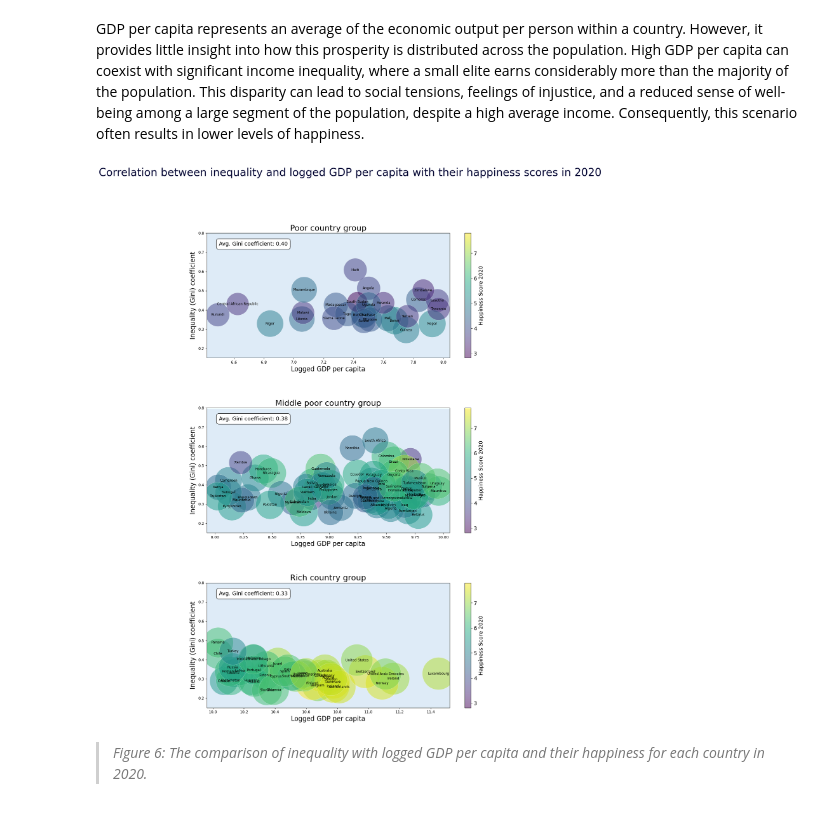
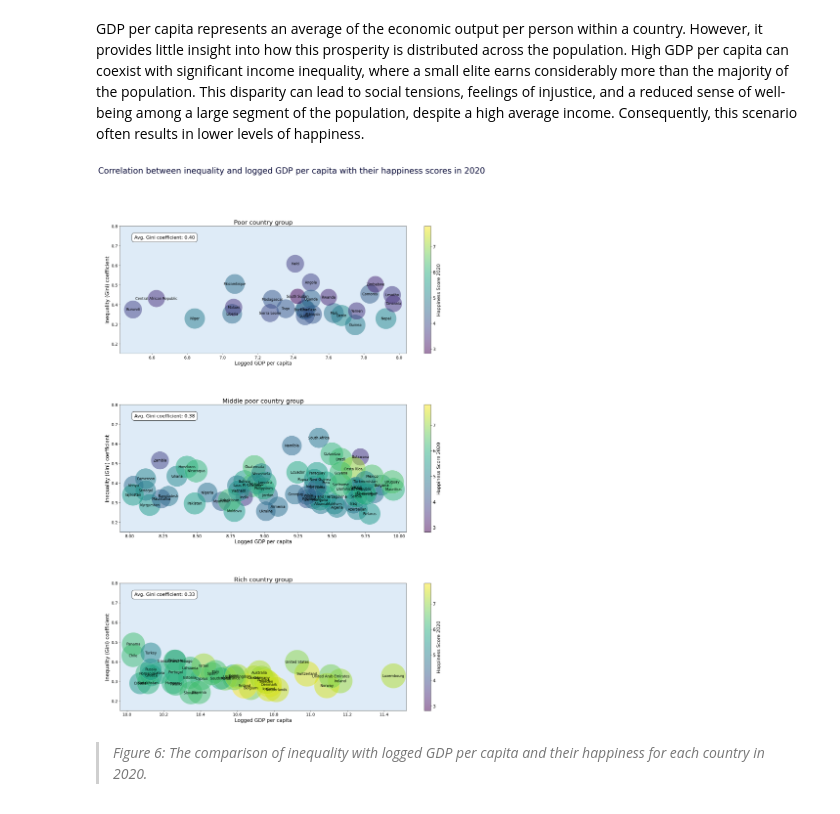
Before and after one commit to thijsslagter12/data-storyV2, a Jupyter notebook: docs/format.ipynb, the cells around one changed output. Cells and saved outputs as stored; diff of their text form; code cells hidden in the pictures.

```diff
--- a/docs/format.ipynb
+++ b/docs/format.ipynb
@@ -341,49 +341,52 @@ def plot_group(ax, df, title):
 
     # Add labels with adjusted size and centered in the bubbles
     for i, (country, x, y) in enumerate(zip(df['Country'], df['Logged GDP per capita'], df['Inequality (Gini) coefficient'])):
-        ax.text(x, y, country, fontsize=9, ha='center', va='center')
+        ax.text(x, y, country, fontsize=12, ha='center', va='center')
 
     # Add average Gini coefficient annotation
     avg_gini = df['Inequality (Gini) coefficient'].mean()
     ax.annotate(f"Avg. Gini coefficient: {avg_gini:.2f}",
                 xy=(0.05, 0.9),
                 xycoords='axes fraction',
-                fontsize=14,
+                fontsize=16,
                 bbox=dict(facecolor='white', edgecolor='black', boxstyle='round,pad=0.5'))
 
     # Add colorbar
     cbar = ax.figure.colorbar(scatter, ax=ax, label='Happiness Score 2020')
-    cbar.set_label('Happiness Score 2020', fontsize=14)  # Adjust font size of colorbar label
-    cbar.ax.tick_params(labelsize=14)  # Adjust font size of colorbar tick labels
+    cbar.set_label('Happiness Score 2020', fontsize=16)  # Adjust font size of colorbar label
+    cbar.ax.tick_params(labelsize=16)  # Adjust font size of colorbar tick labels
 
     # Set y-axis limits for Gini coefficient
     ax.set_ylim(0.15, 0.8)
 
     # Add labels and title with adjusted font sizes
     ax.set_title(title, fontsize=21)  # Adjusted font size for subplot titles
     ax.set_xlabel('Logged GDP per capita', fontsize=17)  # Adjusted font size for x-axis label
     ax.set_ylabel('Inequality (Gini) coefficient', fontsize=17)  # Adjusted font size for y-axis label
 
+    ax.tick_params(axis='x', labelsize=14)
+    ax.tick_params(axis='y', labelsize=14)
+
 # Create a figure with three subplots in a column
-fig, axs = plt.subplots(3, 1, figsize=(12, 20))  # Set background color for subplots
+fig, axs = plt.subplots(3, 1, figsize=(18, 26))  # Set background color for subplots
 
 # Plot each group in its own subplot
 plot_group(axs[0], group_poor, title='Poor country group')
 plot_group(axs[1], group_middle, title='Middle poor country group')
 plot_group(axs[2], group_rich, title='Rich country group')
 
 for ax in axs:
     ax.set_facecolor((0.87, 0.92, 0.97)) # RGBA values for the specified background color
 
 # Adjust layout and show plot
 plt.suptitle('Correlation between inequality and logged GDP per capita with their happiness scores in 2020', fontsize=28, x=0.5, y=1.02, color='#000435')
 plt.tight_layout(rect=[0, 0, 1, 0.95])  # Adjust the layout to accommodate suptitle and subplots
 
 plt.subplots_adjust(hspace=0.4)
 
 plt.show()
 # %% [output]
-[figure, old version]
+[figure, new version]
 # %% [markdown]
 > *Figure 6: The comparison of inequality with logged GDP per capita and their happiness for each country in 2020.*
 # %% [markdown]
```
